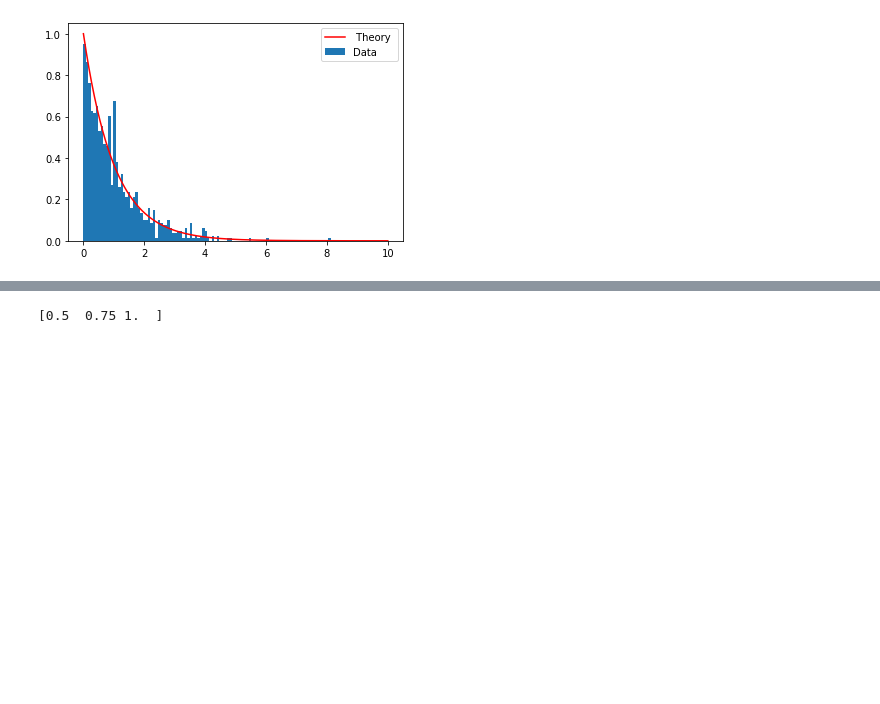
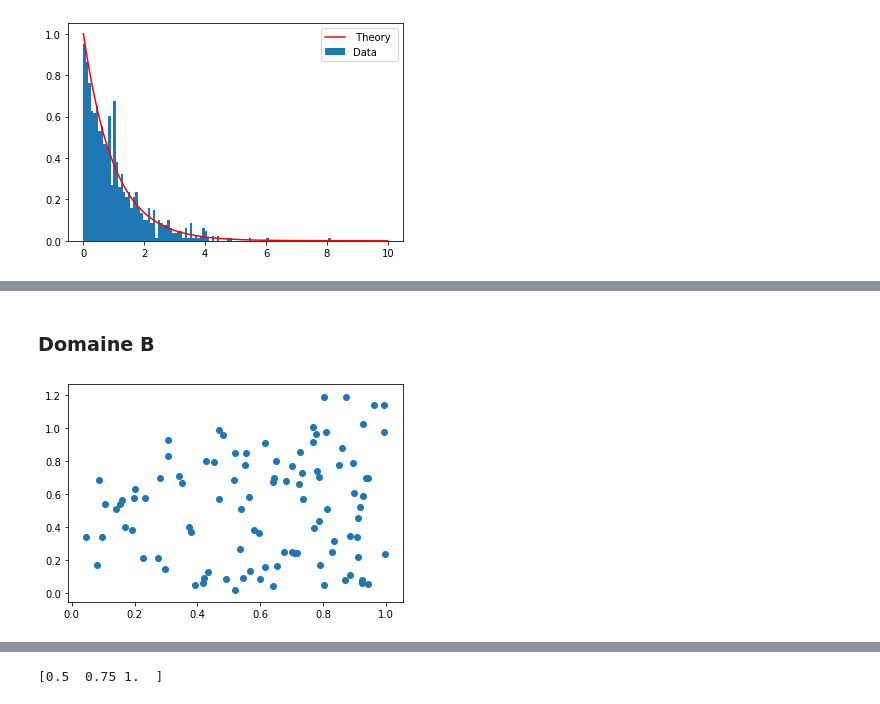
Before and after one commit to boisgera/CDIS, a Jupyter notebook: Probabilités V/Probabilité V.ipynb, the cells around one changed output, grey strips where cells are left out. Drawn from its saved outputs; the diff is of its cells as text; code cells hidden in the pictures; blank space fills up the shorter version.

```diff
--- a/Probabilités V/Probabilité V.ipynb
+++ b/Probabilités V/Probabilité V.ipynb
@@ -98,0 +124,23 @@ plt.show()
+# %% [markdown]
+### Domaine B
+# %%
+n=100
+def rB(n):
+    x=np.empty([n,2])
+    i=0
+    while i < n :
+	    u1 = np.random.rand(1)
+	    u2 = 1.25*np.random.rand(1)
+	    if not ((u1<0.25) and (u2>0.75)) and  not ((u1> 0.25) and (u1< 0.75) and (u2>1)) :
+		    x[i,0] = u1
+		    x[i,1] = u2
+		    i=i+1
+
+    return x
+
+B = rB(n)
+
+plt.scatter(B[:,0],B[:,1],)
+plt.show()
+# %% [output]
+[figure, added]
```
Also changed, not shown: parts of 15 cells of this notebook, 2 other files.
